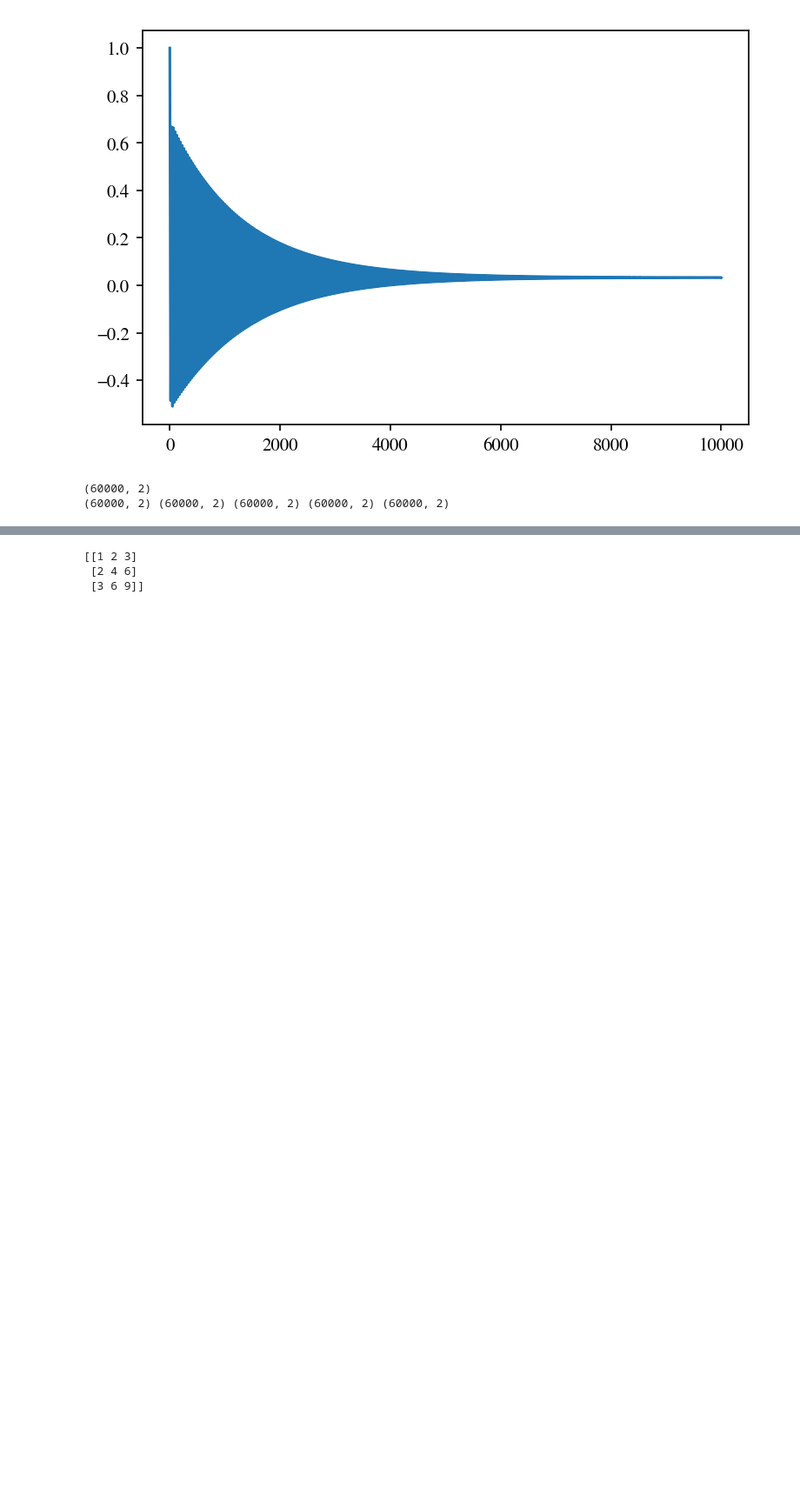
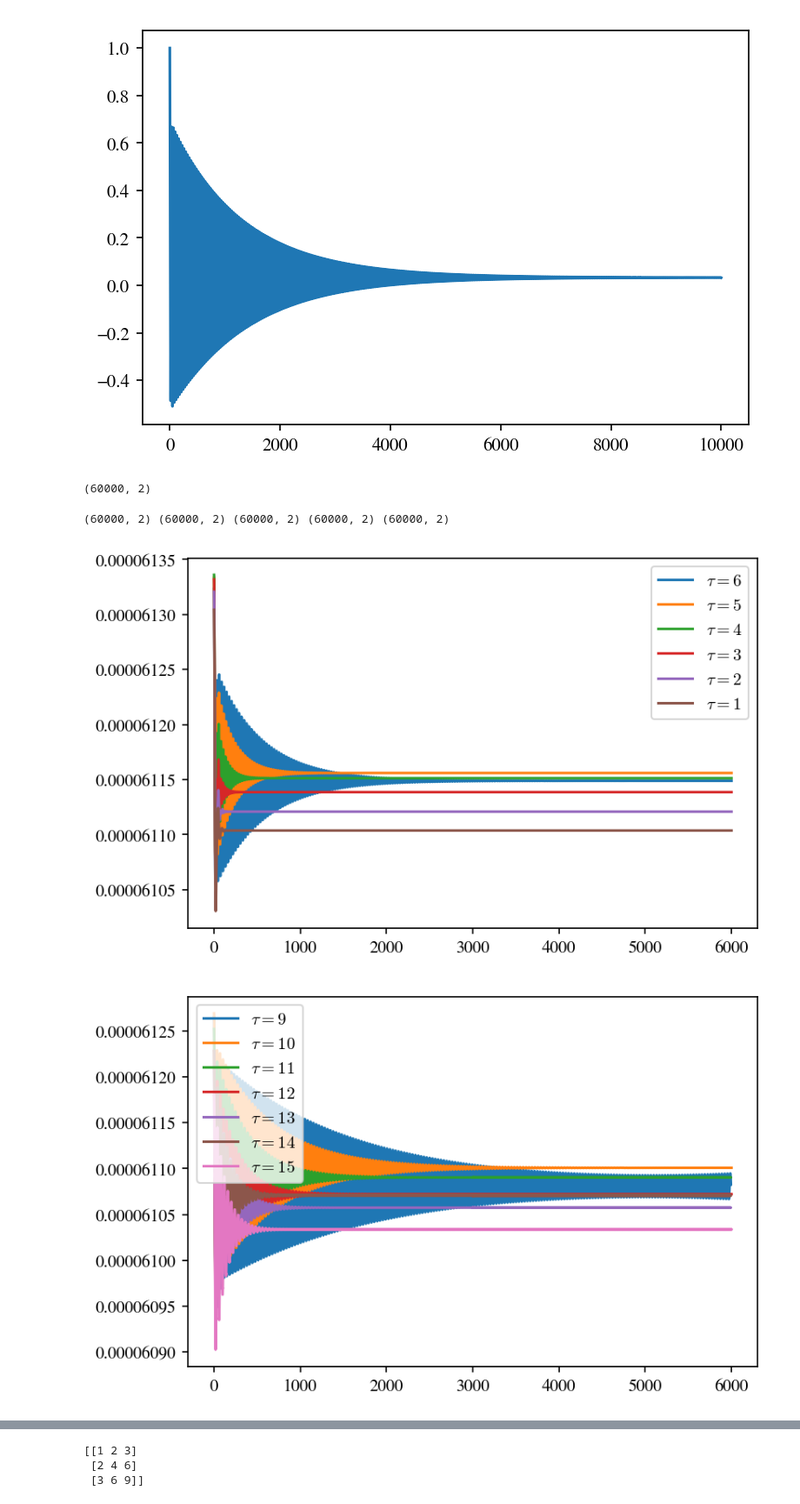
Before and after one commit to nemetniki/JC-fb, a Jupyter notebook: JC_evol.ipynb, the cells around one changed output, grey strips where cells are left out. Shown at 87% size. Cells and saved outputs as stored; diff of their text form; code cells hidden in the pictures; blank space fills up the shorter version.

```diff
--- a/JC_evol.ipynb
+++ b/JC_evol.ipynb
@@ -544,44 +544,70 @@ datcorr19 = np.genfromtxt((conv(x) for x in \
 datcorr19 = np.concatenate((datcorr19,np.transpose(np.vstack((np.arange(len(datcorr19),60000)*0.05,
                               datcorr19[-1,1]*np.ones(60000-len(datcorr19)))))),axis=0)
 
-#plt.figure(0,dpi=150)
+plt.figure(0,dpi=150)
 #plt.grid(True)
-#plt.plot(datcorr15[:,0],datcorr15[:,1],color="r")
-#plt.plot(datcorr16[:,0],datcorr16[:,1],color="r")
-#plt.plot(datcorr17[:,0],datcorr17[:,1],color="r")
-#plt.plot(datcorr18[:,0],datcorr18[:,1],color="r")
+#plt.plot(datcorr7[:,0],datcorr7[:,1],label="$\\tau=7$")
+plt.plot(datcorr6[:,0],datcorr6[:,1],label="$\\tau=6$")
+plt.plot(datcorr5[:,0],datcorr5[:,1],label="$\\tau=5$")
+plt.plot(datcorr4[:,0],datcorr4[:,1],label="$\\tau=4$")
+plt.plot(datcorr3[:,0],datcorr3[:,1],label="$\\tau=3$")
+plt.plot(datcorr2[:,0],datcorr2[:,1],label="$\\tau=2$")
+plt.plot(datcorr1[:,0],datcorr1[:,1],label="$\\tau=1$")
+plt.legend()
 #plt.plot(datcorr13[:,0],datcorr13[:,1],color="r")
 
+plt.figure(1,dpi=150)
+#plt.grid(True)
+#plt.plot(datcorr8[:,0],datcorr8[:,1],label="$\\tau=8$")
+plt.plot(datcorr9[:,0],datcorr9[:,1],label="$\\tau=9$")
+plt.plot(datcorr10[:,0],datcorr10[:,1],label="$\\tau=10$")
+plt.plot(datcorr11[:,0],datcorr11[:,1],label="$\\tau=11$")
+plt.plot(datcorr12[:,0],datcorr12[:,1],label="$\\tau=12$")
+plt.plot(datcorr13[:,0],datcorr13[:,1],label="$\\tau=13$")
+plt.plot(datcorr14[:,0],datcorr14[:,1],label="$\\tau=14$")
+plt.plot(datcorr15[:,0],datcorr15[:,1],label="$\\tau=15$")
+plt.legend()
 
+plt.figure(2,dpi=150)
+#plt.grid(True)
+plt.plot(datcorr19[:,0],datcorr19[:,1],label="$\\tau=19$")
+plt.plot(datcorr18[:,0],datcorr18[:,1],label="$\\tau=18$")
+plt.plot(datcorr17[:,0],datcorr17[:,1],label="$\\tau=17$")
+plt.plot(datcorr16[:,0],datcorr16[:,1],label="$\\tau=16$")
+#plt.plot(datcorr15[:,0],datcorr15[:,1],label="$\\tau=15$")
+
+plt.legend()
 #tA = datAlex[:,0]
 #corrA = datAlex[:,1]
 print(datcorr15.shape,datcorr16.shape,datcorr17.shape, datcorr18.shape, datcorr19.shape)
 t0 = datcorr0[:,0]
 corr0 = datcorr0[:,1]
 tfb = np.vstack((datcorr1[:,0],datcorr2[:,0],datcorr3[:,0],datcorr4[:,0],datcorr5[:,0],
               datcorr6[:,0],datcorr7[:,0],datcorr8[:,0],datcorr9[:,0],datcorr10[:,0],datcorr11[:,0],
               datcorr12[:,0],datcorr13[:,0],datcorr14[:,0],datcorr15[:,0],datcorr16[:,0],datcorr17[:,0],
               datcorr18[:,0],datcorr19[:,0]))
 corrfb = np.vstack((datcorr1[:,1],datcorr2[:,1],datcorr3[:,1],datcorr4[:,1],datcorr5[:,1],
               datcorr6[:,1],datcorr7[:,1],datcorr8[:,1],datcorr9[:,1],datcorr10[:,1],datcorr11[:,1],
               datcorr12[:,1],datcorr13[:,1],datcorr14[:,1],datcorr15[:,1],datcorr16[:,1],datcorr17[:,1],
               datcorr18[:,1],datcorr19[:,1]))
 
 corr0n = (corr0-np.mean(corr0[-1000:]))/(np.max(np.abs(corr0))-np.mean(corr0[-1000:]))
 #specA = np.fft.fftshift(np.fft.fft((corrA-np.mean(corrA[-1000:]))))
 spec0 = np.fft.fftshift(np.fft.fft((corr0n)))
 #omA  = np.fft.fftshift(np.fft.fftfreq(len(tA),(tA[1]-tA[0])))
 om0  = np.fft.fftshift(np.fft.fftfreq(len(t0),(t0[1]-t0[0])))
 om   = np.fft.fftshift(np.fft.fftfreq(len(tfb[1,:]),(tfb[1,1]-tfb[1,0])))
 spec0 = np.where((om0<-.5/2/np.pi)|(om0>.5/2/np.pi),np.nan,spec0)
 
 corrn = np.zeros(corrfb.shape)
 spec = np.zeros(corrfb.shape)
 for i in range(len(corrfb[:,0])):
     corrn[i,:] = ((corrfb[i,:]-np.mean(corrfb[i,-1000:]))/
                   (np.max(np.abs(corrfb[i,:]))-np.mean(corrfb[i,-1000:])))
     spec[i,:] = np.fft.fftshift(np.fft.fft((corrn[i,:])))
     spec[i,:] = np.where((om<-.5/2/np.pi)|(om>.5/2/np.pi),np.nan,spec[i,:])
 # %% [output]
 (60000, 2)
-(60000, 2) (60000, 2) (60000, 2) (60000, 2) (60000, 2)
+(60000, 2) (60000, 2) (60000, 2) (60000, 2) (60000, 2)
+[figure, added]
+[figure, added]
```
Also changed, not shown: parts of 3 cells of this notebook, 3 other files.
